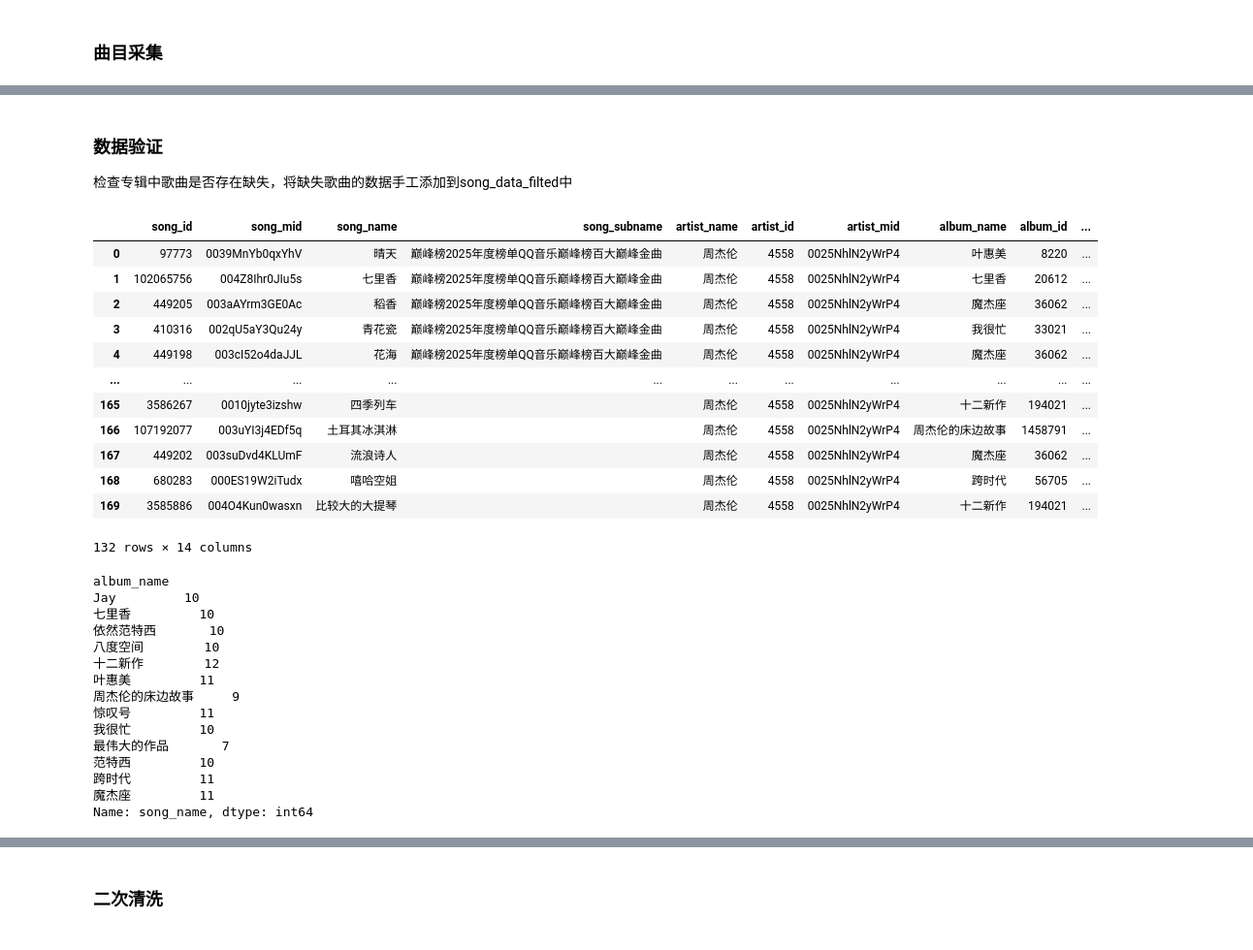
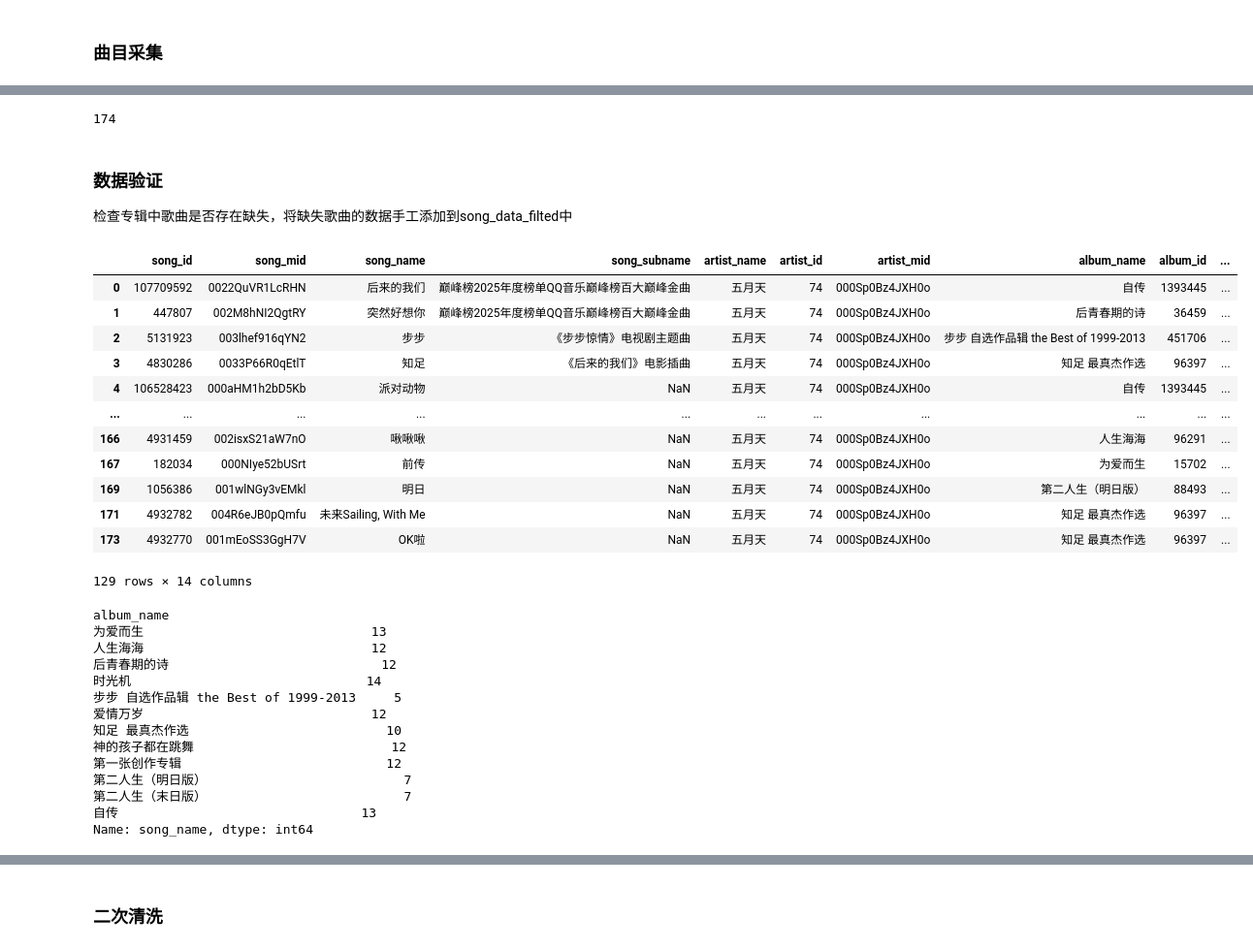
Before and after one commit to Kofi-W/net_charts, a Jupyter notebook: songs/data_crawler_qq.ipynb, the cells around one changed output, grey strips where cells are left out. Shown at 97% size. Drawn from its saved outputs; the diff is of its cells as text; code cells hidden in the pictures.

```diff
--- a/songs/data_crawler_qq.ipynb
+++ b/songs/data_crawler_qq.ipynb
@@ -368,6 +401,11 @@ def clear_and_save_lyric(path_prefix, songs_df):
 # %%
-file_path_prefix = "data/jaychou/"
-singger = "周杰伦"
+# file_path_prefix = "data/jaychou/"
+# singger = "周杰伦"
+# max_page = 20
+
+file_path_prefix = "data/mayday/"
+singger = "五月天"
+max_page = 16
 # %% [markdown]
 ### 曲目采集
 # %%
@@ -401,46 +435,59 @@ df_song_data_raw.to_csv(file_path_prefix + 'raw_song_data.csv', index=False)
+# %%
+# 重新读取数据
+df_song_data_raw_read = pd.read_csv(file_path_prefix + 'raw_song_data.csv')
+song_data_raw_read = df_song_data_raw_read.to_dict(orient='records')
 # %%
 # 曲目筛选，按专辑
+# 周杰伦
 album_list = [
     "Jay", "范特西", "八度空间", "叶惠美", "七里香", "十一月的肖邦", "依然范特西", "我很忙", "魔杰座", "跨时代",
     "惊叹号", "十二新作", "哎哟，不错哦", "周杰伦的床边故事", "最伟大的作品"
 ]
-song_data_filted = filter_album_songs(singger, song_data_raw, album_list)
+# 五月天
+album_list = [
+    '第一张创作专辑', '爱情万岁', '人生海海', '时光机', '神的孩子都在跳舞', '为爱而生', '后青春期的诗',
+    '第二人生（明日版）', '第二人生（末日版）', '自传', '知足 最真杰作选', '步步 自选作品辑 the Best of 1999-2013'
+]
+song_data_filted = filter_album_songs(singger, song_data_raw_read, album_list)
+# %%
+len(song_data_filted)
+# %% [output]
+174
 # %% [markdown]
 ### 数据验证
 检查专辑中歌曲是否存在缺失，将缺失歌曲的数据手工添加到song_data_filted中
 # %%
-song_data_cleared = clear_song_data(song_data_filted)
-song_data_cleared
+song_data_cleared_1 = clear_song_data(song_data_filted)
+song_data_cleared_1
 # %% [output]
 |  | song_id | song_mid | song_name | song_subname | artist_name | artist_id | artist_mid | album_name | album_id | ... |
-| 0 | 97773 | 0039MnYb0qxYhV | 晴天 | 巅峰榜2025年度榜单QQ音乐巅峰榜百大巅峰金曲 | 周杰伦 | 4558 | 0025NhlN2yWrP4 | 叶惠美 | 8220 | ... |
-| 1 | 102065756 | 004Z8Ihr0JIu5s | 七里香 | 巅峰榜2025年度榜单QQ音乐巅峰榜百大巅峰金曲 | 周杰伦 | 4558 | 0025NhlN2yWrP4 | 七里香 | 20612 | ... |
-| 2 | 449205 | 003aAYrm3GE0Ac | 稻香 | 巅峰榜2025年度榜单QQ音乐巅峰榜百大巅峰金曲 | 周杰伦 | 4558 | 0025NhlN2yWrP4 | 魔杰座 | 36062 | ... |
-| 3 | 410316 | 002qU5aY3Qu24y | 青花瓷 | 巅峰榜2025年度榜单QQ音乐巅峰榜百大巅峰金曲 | 周杰伦 | 4558 | 0025NhlN2yWrP4 | 我很忙 | 33021 | ... |
-| 4 | 449198 | 003cI52o4daJJL | 花海 | 巅峰榜2025年度榜单QQ音乐巅峰榜百大巅峰金曲 | 周杰伦 | 4558 | 0025NhlN2yWrP4 | 魔杰座 | 36062 | ... |
+| 0 | 107709592 | 0022QuVR1LcRHN | 后来的我们 | 巅峰榜2025年度榜单QQ音乐巅峰榜百大巅峰金曲 | 五月天 | 74 | 000Sp0Bz4JXH0o | 自传 | 1393445 | ... |
+| 1 | 447807 | 002M8hNI2QgtRY | 突然好想你 | 巅峰榜2025年度榜单QQ音乐巅峰榜百大巅峰金曲 | 五月天 | 74 | 000Sp0Bz4JXH0o | 后青春期的诗 | 36459 | ... |
+| 2 | 5131923 | 003lhef916qYN2 | 步步 | 《步步惊情》电视剧主题曲 | 五月天 | 74 | 000Sp0Bz4JXH0o | 步步 自选作品辑 the Best of 1999-2013 | 451706 | ... |
+| 3 | 4830286 | 0033P66R0qEtlT | 知足 | 《后来的我们》电影插曲 | 五月天 | 74 | 000Sp0Bz4JXH0o | 知足 最真杰作选 | 96397 | ... |
+| 4 | 106528423 | 000aHM1h2bD5Kb | 派对动物 | NaN | 五月天 | 74 | 000Sp0Bz4JXH0o | 自传 | 1393445 | ... |
 | ... | ... | ... | ... | ... | ... | ... | ... | ... | ... | ... |
-| 165 | 3586267 | 0010jyte3izshw | 四季列车 |  | 周杰伦 | 4558 | 0025NhlN2yWrP4 | 十二新作 | 194021 | ... |
-| 166 | 107192077 | 003uYI3j4EDf5q | 土耳其冰淇淋 |  | 周杰伦 | 4558 | 0025NhlN2yWrP4 | 周杰伦的床边故事 | 1458791 | ... |
-| 167 | 449202 | 003suDvd4KLUmF | 流浪诗人 |  | 周杰伦 | 4558 | 0025NhlN2yWrP4 | 魔杰座 | 36062 | ... |
-| 168 | 680283 | 000ES19W2iTudx | 嘻哈空姐 |  | 周杰伦 | 4558 | 0025NhlN2yWrP4 | 跨时代 | 56705 | ... |
-| 169 | 3585886 | 004O4Kun0wasxn | 比较大的大提琴 |  | 周杰伦 | 4558 | 0025NhlN2yWrP4 | 十二新作 | 194021 | ... |
+| 166 | 4931459 | 002isxS21aW7nO | 啾啾啾 | NaN | 五月天 | 74 | 000Sp0Bz4JXH0o | 人生海海 | 96291 | ... |
+| 167 | 182034 | 000NIye52bUSrt | 前传 | NaN | 五月天 | 74 | 000Sp0Bz4JXH0o | 为爱而生 | 15702 | ... |
+| 169 | 1056386 | 001wlNGy3vEMkl | 明日 | NaN | 五月天 | 74 | 000Sp0Bz4JXH0o | 第二人生（明日版） | 88493 | ... |
+| 171 | 4932782 | 004R6eJB0pQmfu | 未来Sailing, With Me | NaN | 五月天 | 74 | 000Sp0Bz4JXH0o | 知足 最真杰作选 | 96397 | ... |
+| 173 | 4932770 | 001mEoSS3GgH7V | OK啦 | NaN | 五月天 | 74 | 000Sp0Bz4JXH0o | 知足 最真杰作选 | 96397 | ... |
-132 rows × 14 columns
+129 rows × 14 columns
 # %%
-song_data_cleared.groupby('album_name')['song_name'].count()
+song_data_cleared_1.groupby('album_name')['song_name'].count()
 # %% [output]
 album_name
-Jay         10
-七里香         10
-依然范特西       10
-八度空间        10
-十二新作        12
-叶惠美         11
-周杰伦的床边故事     9
-惊叹号         11
-我很忙         10
-最伟大的作品       7
-范特西         10
-跨时代         11
-魔杰座         11
+为爱而生                              13
+人生海海                              12
+后青春期的诗                            12
+时光机                               14
+步步 自选作品辑 the Best of 1999-2013     5
+爱情万岁                              12
+知足 最真杰作选                          10
+神的孩子都在跳舞                          12
+第一张创作专辑                           12
+第二人生（明日版）                          7
+第二人生（末日版）                          7
+自传                                13
 Name: song_name, dtype: int64
 # %%
```
Also changed, not shown: parts of 24 cells of this notebook, 8 other files.
